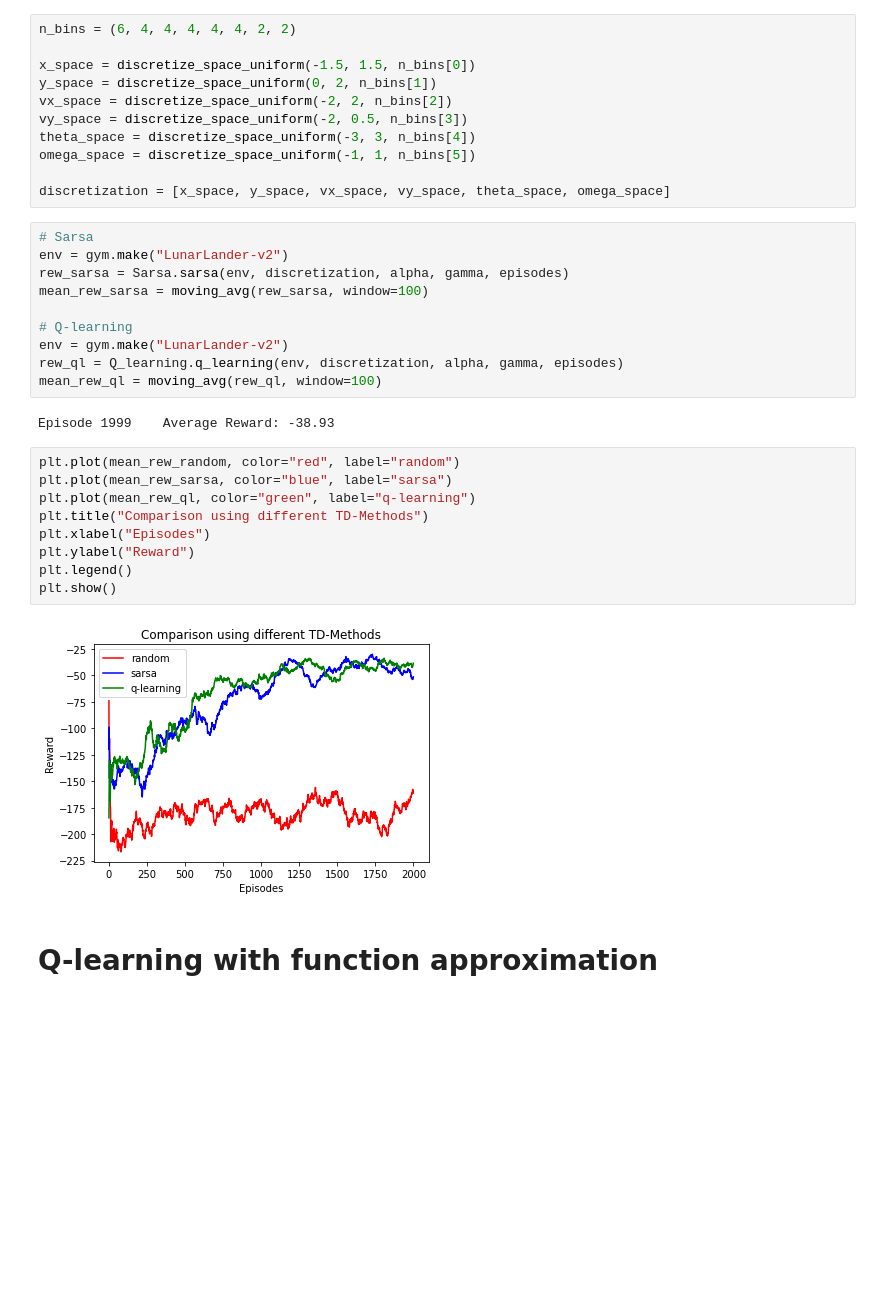
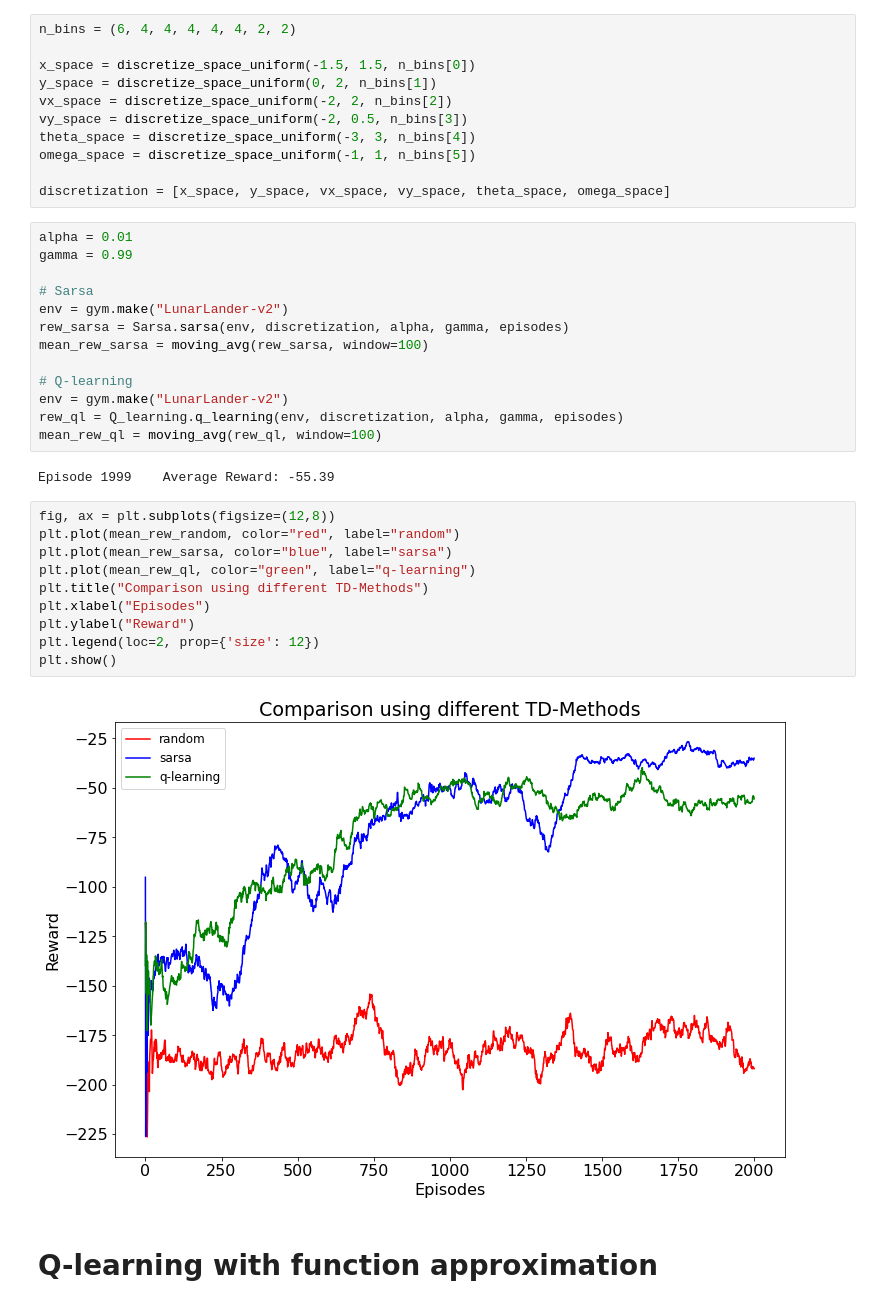
Before and after one commit to GiuliaMP/RL_Project, a Jupyter notebook: Run.ipynb, the cells around one changed output. Cells and saved outputs as stored; diff of their text form; blank space fills up the shorter version.

```diff
--- a/Run.ipynb
+++ b/Run.ipynb
@@ -42,6 +46,9 @@ omega_space = discretize_space_uniform(-1, 1, n_bins[5])
 
 discretization = [x_space, y_space, vx_space, vy_space, theta_space, omega_space]
 # %%
+alpha = 0.01
+gamma = 0.99
+
 # Sarsa
 env = gym.make("LunarLander-v2")
 rew_sarsa = Sarsa.sarsa(env, discretization, alpha, gamma, episodes)
@@ -52,18 +59,19 @@ env = gym.make("LunarLander-v2")
 rew_ql = Q_learning.q_learning(env, discretization, alpha, gamma, episodes)
 mean_rew_ql = moving_avg(rew_ql, window=100)
 # %% [output]
-Episode 1999    Average Reward: -38.93
+Episode 1999    Average Reward: -55.39
 # %%
+fig, ax = plt.subplots(figsize=(12,8))
 plt.plot(mean_rew_random, color="red", label="random")
 plt.plot(mean_rew_sarsa, color="blue", label="sarsa")
 plt.plot(mean_rew_ql, color="green", label="q-learning")
 plt.title("Comparison using different TD-Methods")
 plt.xlabel("Episodes")
 plt.ylabel("Reward")
-plt.legend()
+plt.legend(loc=2, prop={'size': 12})
 plt.show()
 # %% [output]
-[figure, old version]
+[figure, new version]
 # %% [markdown]
 # Q-learning with function approximation
 # %%
```
Also changed, not shown: parts of 13 cells of this notebook, 2 other files.
